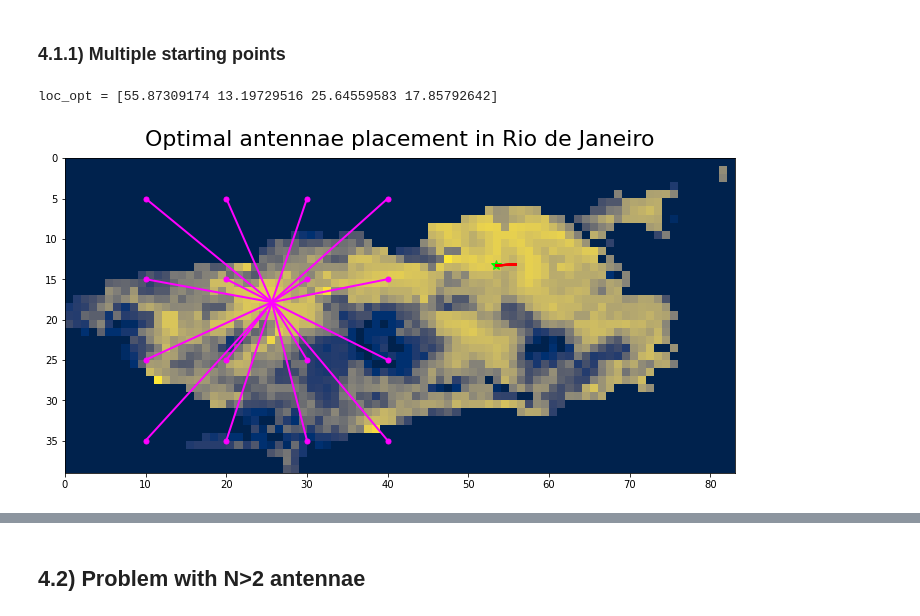
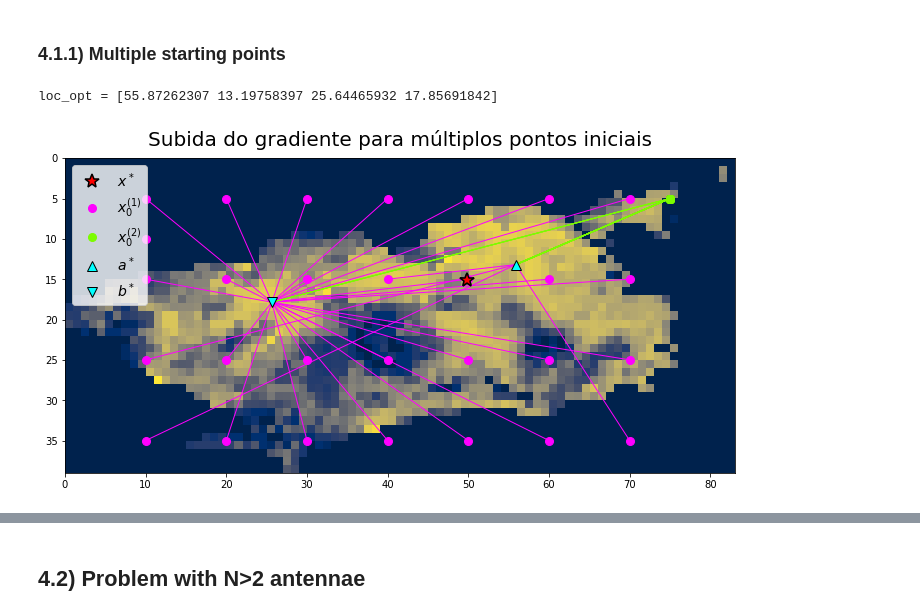
Before and after one commit to Luan-Lima-Freitas/Antenna-Placement-Optimization, a Jupyter notebook: Antenna_Placement_Optim.ipynb, the cells around one changed output, grey strips where cells are left out. Saved outputs shown, nothing was run; the diff lists cells and outputs as text; code cells hidden in the pictures.

```diff
--- a/Antenna_Placement_Optim.ipynb
+++ b/Antenna_Placement_Optim.ipynb
@@ -289,6 +272,8 @@ len(locs) = 10
 # %% [markdown]
 # 4) Problem with N antennae
 # %%
+c = 0.1
+
 def problem_N_antennae(loc_init, maxiters = 1_000, prec = 1e-3, return_all_locs = False):
     N = int(len(loc_init)/2)
 
@@ -313,7 +298,7 @@ def problem_N_antennae(loc_init, maxiters = 1_000, prec = 1e-3, return_all_locs
         else:
             f_obj_loc_next = f_obj(loc_next)
 
-        while f_obj_loc_next < f_obj_loc_curr:
+        while f_obj_loc_next < f_obj_loc_curr and λ > 1e-12:
             λ = λ/2
             loc_next = loc_curr + λ*grad_f_loc_curr
 
@@ -322,7 +307,7 @@ def problem_N_antennae(loc_init, maxiters = 1_000, prec = 1e-3, return_all_locs
             else:
                 f_obj_loc_next = f_obj(loc_next)
 
-        if np.linalg.norm(loc_curr - loc_next) < prec:
+        if np.linalg.norm(loc_curr - loc_next) < prec or λ <= 1e-12:
             break
 
         loc_curr = loc_next
@@ -336,7 +321,7 @@ def problem_N_antennae(loc_init, maxiters = 1_000, prec = 1e-3, return_all_locs
     if return_all_locs:
         return locs, f_objs[-1]
     else:
-        return locs[-1], f_objs[-1]
+        return loc_curr, f_objs[-1]
 # %% [markdown]
 ## 4.1) Problem with 2 antennae
 # %%
@@ -371,40 +337,52 @@ plt.ylim(landscan_rio_ydim, 0);
 # %% [markdown]
 ### 4.1.1) Multiple starting points
 # %%
-plt.figure(figsize=(12,6))
+plt.figure(figsize = figsize)
 plt.imshow(landscan_rio_plot, cmap = 'cividis', extent = ext)
-plt.plot(loc_opt_exp[0], loc_opt_exp[1], '*', color = 'lime', markersize = 10, label = "Optimal placement for 1 antenna")
+plt.plot(loc_opt_exp[0], loc_opt_exp[1], '*', color = 'red', markersize = big_marker_size, markeredgecolor = 'black',
+         markeredgewidth = marker_edge_width, label = "$x^*$")
 
-init_xs = [10,20,30,40]
+init_xs = [10,20,30,40,50,60,70]
 init_ys = [5,15,25,35]
 
 init_xs_meshgrid, init_ys_meshgrid = np.meshgrid(init_xs, init_ys)
 init_xs_meshgrid = init_xs_meshgrid.ravel() + 0.001
 init_ys_meshgrid = init_ys_meshgrid.ravel() + 0.001
 
 final_locs = []
 final_f_objs = []
 
 for loc_init_2 in zip(init_xs_meshgrid, init_ys_meshgrid):
-    loc_init_1 = loc_opt_exp
+    loc_init_1 = np.array([75.001, 5.001])
     loc_init = np.hstack([loc_init_1, loc_init_2])
 
     final_loc, final_f_obj = problem_N_antennae(loc_init)
 
     final_locs += [final_loc]
     final_f_objs += [final_f_obj]
 
-    plt.plot([loc_init[0], final_loc[0]], [loc_init[1], final_loc[1]], lw =2, color = 'red')
-    plt.plot([loc_init[2], final_loc[2]], [loc_init[3], final_loc[3]], lw =2, color = 'fuchsia')
-    plt.plot(loc_init[2], loc_init[3], 'o', markersize = 5, lw = 2, color = 'fuchsia')
+    plt.plot([loc_init[0], final_loc[0]], [loc_init[1], final_loc[1]], lw = lw, color = 'lawngreen')
+    plt.plot([loc_init[2], final_loc[2]], [loc_init[3], final_loc[3]], lw = lw, color = 'fuchsia')
+    plt.plot(loc_init[0], loc_init[1], 'o', markersize = sml_marker_size, color = 'lawngreen')
+    plt.plot(loc_init[2], loc_init[3], 'o', markersize = sml_marker_size, color = 'fuchsia')
+
+plt.plot(init_xs[0], init_xs[0], 'o', markersize = sml_marker_size, color = 'fuchsia', label = "$x^{(1)}_0$")
+plt.plot(75.001, 5.001, 'o', markersize = sml_marker_size, color = 'lawngreen', label = "$x^{(2)}_0$")
 
 loc_opt = final_locs[np.argmax(final_f_obj)]
 print("loc_opt =", loc_opt)
 
-plt.title("Optimal antennae placement in Rio de Janeiro", fontsize = 22, y = 1.02)
+plt.plot(loc_opt[0], loc_opt[1], '^', markersize = med_marker_size, color = 'cyan', markeredgecolor = 'black', label = "$a^*$")
+plt.plot(loc_opt[2], loc_opt[3], 'v', markersize = med_marker_size, color = 'cyan', markeredgecolor = 'black', label = "$b^*$")
+plt.plot(loc_opt_exp[0], loc_opt_exp[1], '*', color = 'red', markersize = big_marker_size, markeredgecolor = 'black',
+        markeredgewidth = marker_edge_width)
+
+plt.title("Subida do gradiente para múltiplos pontos iniciais", fontsize = ttl_font_size, y = 1.02)
+plt.legend(loc = 'upper left', fontsize = lgd_font_size)
 plt.xlim(0, landscan_rio_xdim)
-plt.ylim(landscan_rio_ydim, 0);
+plt.ylim(landscan_rio_ydim, 0)
+plt.savefig("mult_x0.pgf")
 # %% [output]
-loc_opt = [55.87309174 13.19729516 25.64559583 17.85792642]
+loc_opt = [55.87262307 13.19758397 25.64465932 17.85691842]
-[figure, old version]
+[figure, new version]
 # %%
```
Also changed, not shown: parts of 30 cells of this notebook, 2 other files.
